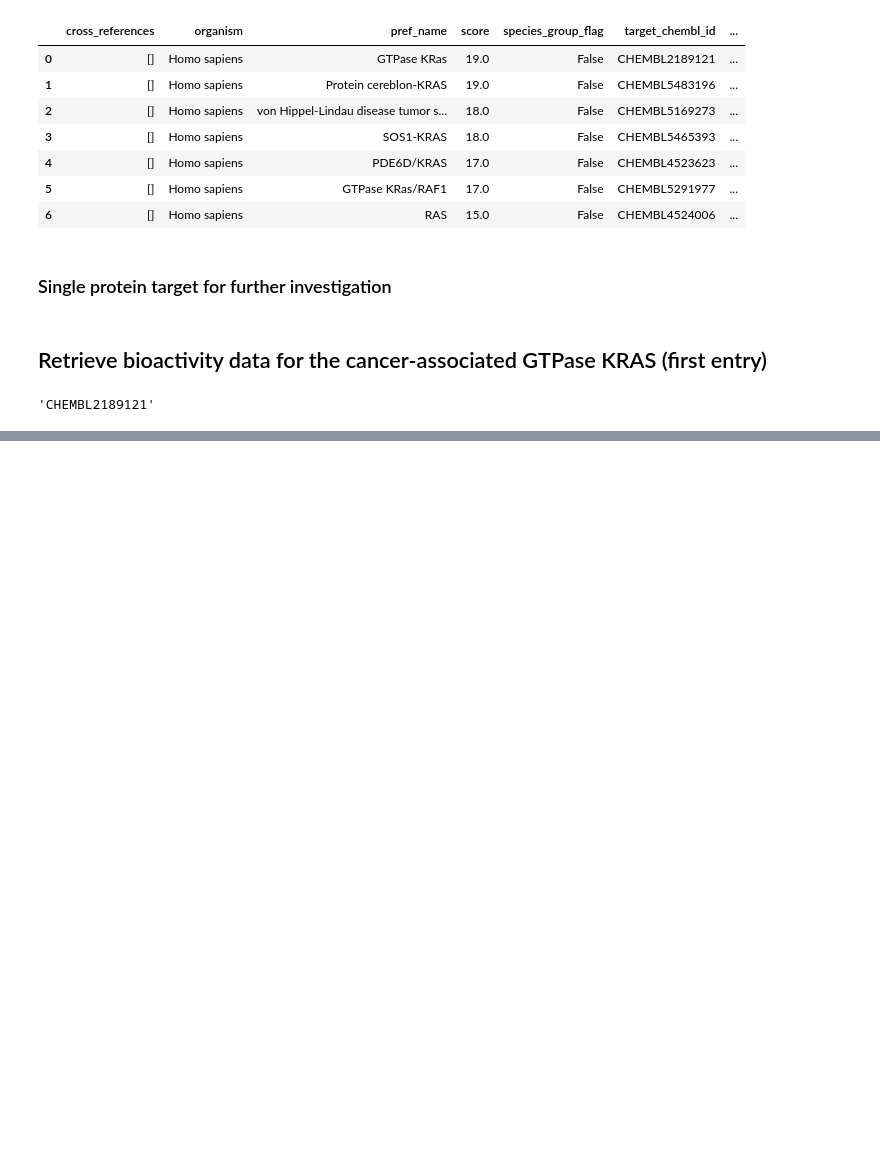
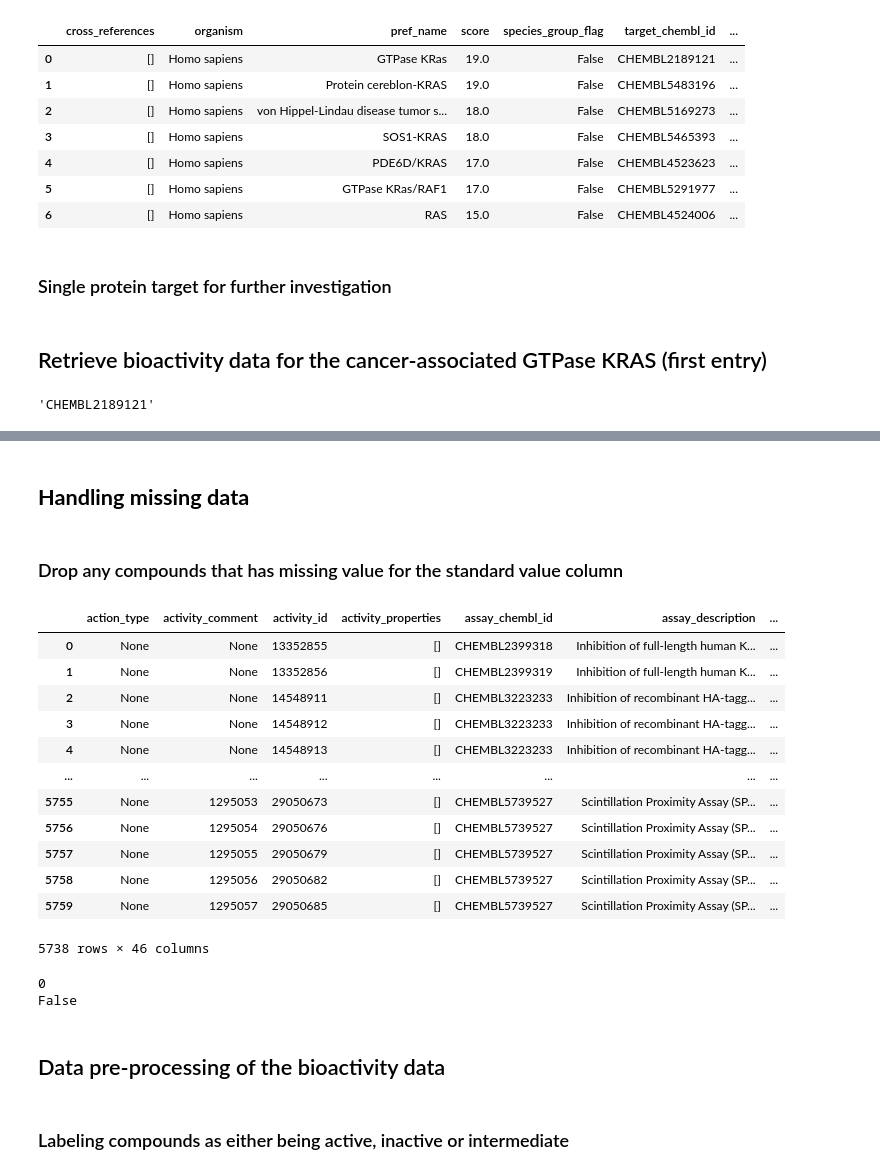
Before and after one commit to Pavalya-Periyasamy05/Machine-Learning-and-AI, a Jupyter notebook: CDD_Download_Bioactivity_Data.ipynb, the cells around one changed output, grey strips where cells are left out. Drawn from its saved outputs; the diff is of its cells as text; code cells hidden in the pictures; blank space fills up the shorter version.

```diff
--- a/CDD_Download_Bioactivity_Data.ipynb
+++ b/CDD_Download_Bioactivity_Data.ipynb
@@ -62,0 +131,42 @@ df = pd.DataFrame.from_dict(res)
+# %% [markdown]
+## **Handling missing data**
+# %% [markdown]
+### Drop any compounds that has missing value for the standard value column
+# %%
+df2 = df[df.standard_value.notna()] # gives filtered dataframe
+df2
+# %% [output]
+|  | action_type | activity_comment | activity_id | activity_properties | assay_chembl_id | assay_description | ... |
+| 0 | None | None | 13352855 | [] | CHEMBL2399318 | Inhibition of full-length human K... | ... |
+| 1 | None | None | 13352856 | [] | CHEMBL2399319 | Inhibition of full-length human K... | ... |
+| 2 | None | None | 14548911 | [] | CHEMBL3223233 | Inhibition of recombinant HA-tagg... | ... |
+| 3 | None | None | 14548912 | [] | CHEMBL3223233 | Inhibition of recombinant HA-tagg... | ... |
+| 4 | None | None | 14548913 | [] | CHEMBL3223233 | Inhibition of recombinant HA-tagg... | ... |
+| ... | ... | ... | ... | ... | ... | ... | ... |
+| 5755 | None | 1295053 | 29050673 | [] | CHEMBL5739527 | Scintillation Proximity Assay (SP... | ... |
+| 5756 | None | 1295054 | 29050676 | [] | CHEMBL5739527 | Scintillation Proximity Assay (SP... | ... |
+| 5757 | None | 1295055 | 29050679 | [] | CHEMBL5739527 | Scintillation Proximity Assay (SP... | ... |
+| 5758 | None | 1295056 | 29050682 | [] | CHEMBL5739527 | Scintillation Proximity Assay (SP... | ... |
+| 5759 | None | 1295057 | 29050685 | [] | CHEMBL5739527 | Scintillation Proximity Assay (SP... | ... |
+5738 rows × 46 columns
+# %%
+# sanity check fot a specific column
+print(df2["standard_type"].isna().sum()) # gives the count for column "standard_type"
+print(df2["standard_type"].isna().any()) # Boolean: True if column A has NaN
+
+# sanity check across all columns
+#print(df2.isna().any().any()) # Returns single true.isna() → marks NaN as True. First .any() → checks column-wise.Second .any() → checks across all columns.
+#print(df2.isna().sum()) # gives count for all columns individually.
+
+#Filter columns (prints columns which have NAN)
+# print(df2.loc[:,df2.isna().any()]) # When filtering columns, .loc with : is required because df2[..] selects rows by default.
+
+#Filter Rows (prints rows which have NAN)
+#print(df2[df2.isna().any(axis=1)]) # rows that contain at least one NaN.
+# %% [output]
+0
+False
+# %% [markdown]
+## Data pre-processing of the bioactivity data
+# %% [markdown]
+### Labeling compounds as either being active, inactive or intermediate
```
Also changed, not shown: parts of 27 cells of this notebook.
